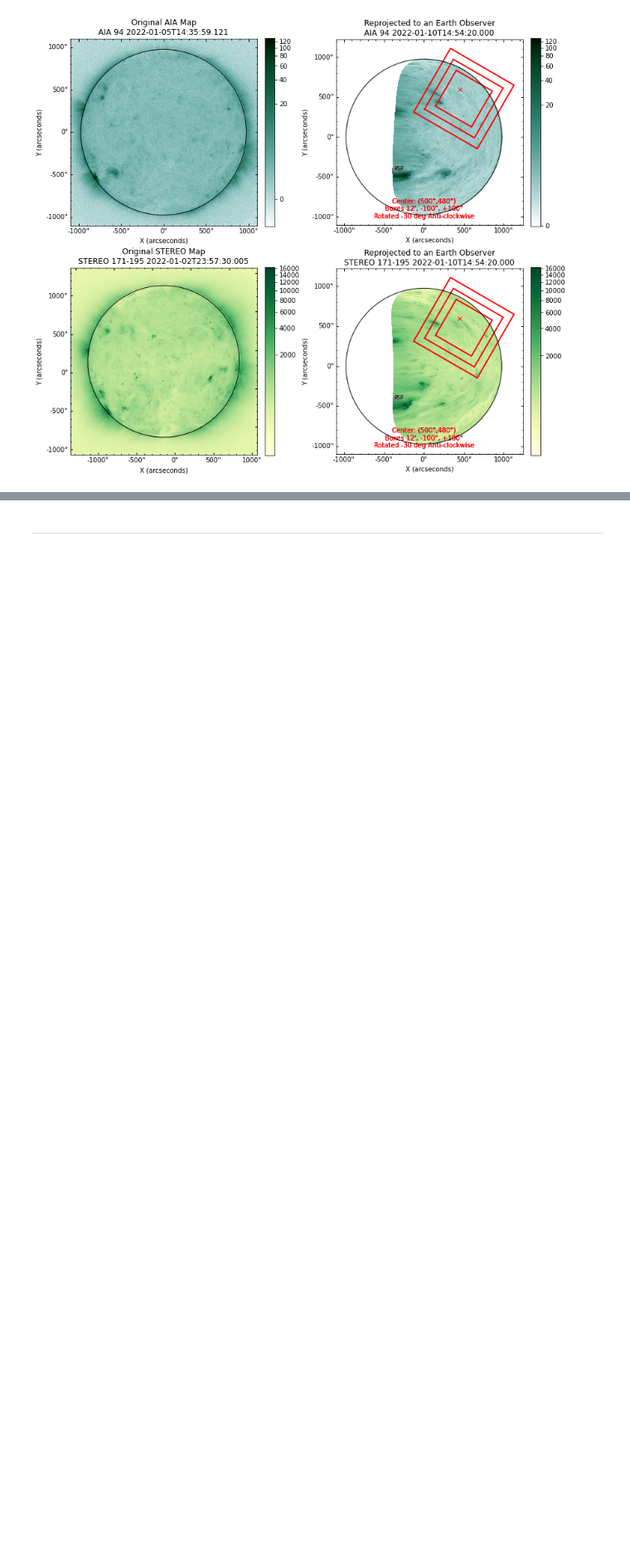
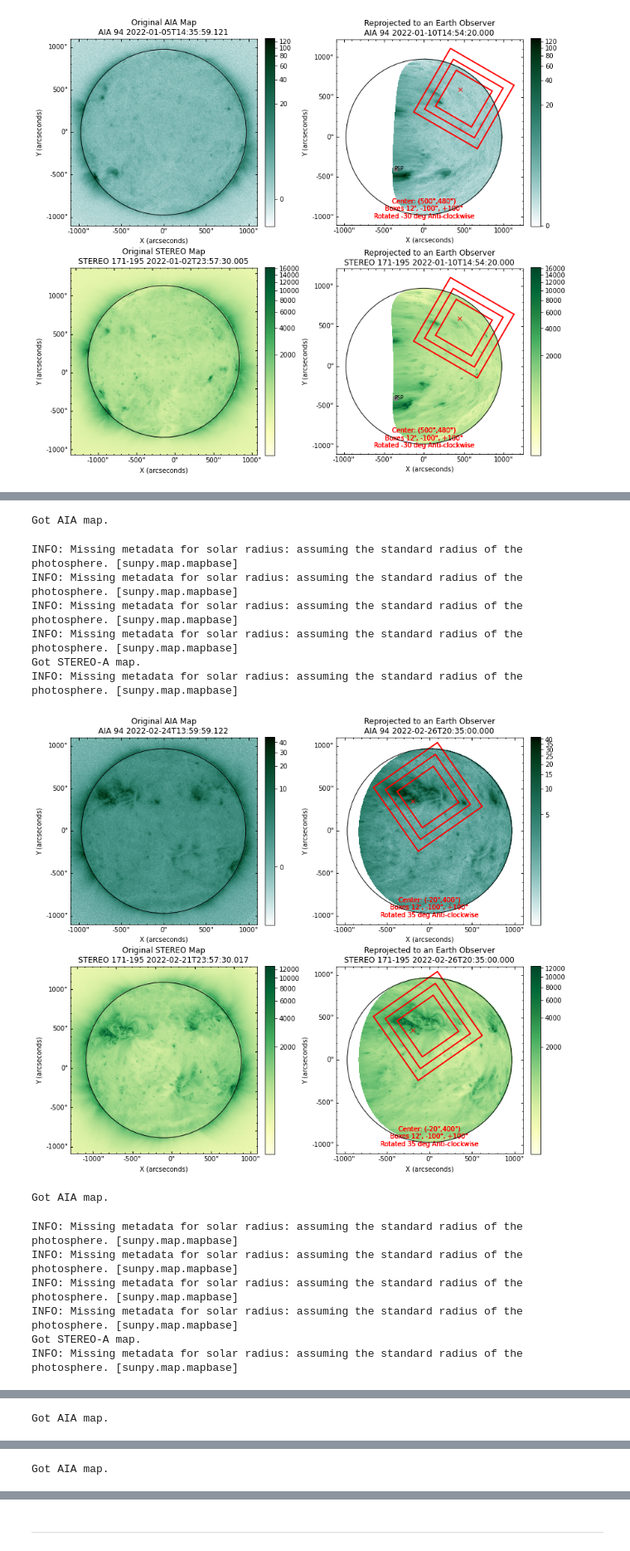
Before and after one commit to pet00184/NuSTAR_research, a Jupyter notebook: pointing_planning_example.ipynb, the cells around one changed output, grey strips where cells are left out. Shown at 83% size. Saved outputs shown, nothing was run; the diff lists cells and outputs as text; code cells hidden in the pictures; blank space fills up the shorter version.

Commit message:
Cleaned the structure of orbit specification and cleaned the coordinate conversion method to work with the updated structure.

```diff
--- a/pointing_planning_example.ipynb
+++ b/pointing_planning_example.ipynb
@@ -64,0 +67,60 @@ INFO: Missing metadata for solar radius: assuming the standard radius of the pho
+# %%
+x_poi, y_poi = [-200], [350] # default is None
+
+orbit1 = {
+    'time': '2022-02-26T20:35:00', # Observation midpoint time
+    'center': [-20, 400],          # NuSTAR center
+    'fov': [-100, 0, 100],         # NuSTAR FOV
+    'angle': 35,                   # Rotation angle
+    'psp_loc': None                # PSP location
+}
+
+orbit2 = {
+    'time': '2022-02-26T22:10:00', # Observation midpoint time
+    'center': [-20, 400],          # NuSTAR center
+    'fov': [-100, 0, 100],         # NuSTAR FOV
+    'angle': 35,                   # Rotation angle
+    'psp_loc': None                # PSP location
+}
+
+orbit3 = {
+    'time': '2022-02-26T23:50:00', # Observation midpoint time
+    'center': [-20, 400],          # NuSTAR center
+    'fov': [-100, 0, 100],         # NuSTAR FOV
+    'angle': 35,                   # Rotation angle
+    'psp_loc': None                # PSP location
+}
+
+orbit4 = {
+    'time': '2022-02-27T01:30:00', # Observation midpoint time
+    'center': [900, -400],         # NuSTAR center
+    'fov': [-100, 0, 100],         # NuSTAR FOV
+    'angle': 35,                   # Rotation angle
+    'psp_loc': [[949.3, -125.5], [801.4, -300.6]]   # Example for plotting multiple PSP footpoints
+}
+
+orbits_26 = [orbit1, orbit2, orbit3, orbit4]
+
+for i, orbit in enumerate(orbits_26, start=1):
+
+    plt.figure(figsize=(13,12))
+    axes = mp.reprojection(orbit['time'], *orbit['center'], orbit['fov'], rotate=orbit['angle'],
+                           markers=[x_poi, y_poi], psp_loc=orbit['psp_loc'])
+    plt.savefig('./'+orbit['time'].split('T')[0]+'_orbit'+str(i)+'.jpg', bbox_inches="tight")
+    plt.show()
+# %% [output]
+Got AIA map.
+INFO: Missing metadata for solar radius: assuming the standard radius of the photosphere. [sunpy.map.mapbase]
+INFO: Missing metadata for solar radius: assuming the standard radius of the photosphere. [sunpy.map.mapbase]
+INFO: Missing metadata for solar radius: assuming the standard radius of the photosphere. [sunpy.map.mapbase]
+INFO: Missing metadata for solar radius: assuming the standard radius of the photosphere. [sunpy.map.mapbase]
+Got STEREO-A map.
+INFO: Missing metadata for solar radius: assuming the standard radius of the photosphere. [sunpy.map.mapbase]
+[figure, added]
+Got AIA map.
+INFO: Missing metadata for solar radius: assuming the standard radius of the photosphere. [sunpy.map.mapbase]
+INFO: Missing metadata for solar radius: assuming the standard radius of the photosphere. [sunpy.map.mapbase]
+INFO: Missing metadata for solar radius: assuming the standard radius of the photosphere. [sunpy.map.mapbase]
+INFO: Missing metadata for solar radius: assuming the standard radius of the photosphere. [sunpy.map.mapbase]
+Got STEREO-A map.
+INFO: Missing metadata for solar radius: assuming the standard radius of the photosphere. [sunpy.map.mapbase]
@@ -64,0 +128 @@ INFO: Missing metadata for solar radius: assuming the standard radius of the pho
+Got AIA map.
@@ -64,0 +136 @@ INFO: Missing metadata for solar radius: assuming the standard radius of the pho
+Got AIA map.
```
Also changed, not shown: parts of 4 cells of this notebook, 14 other files.
